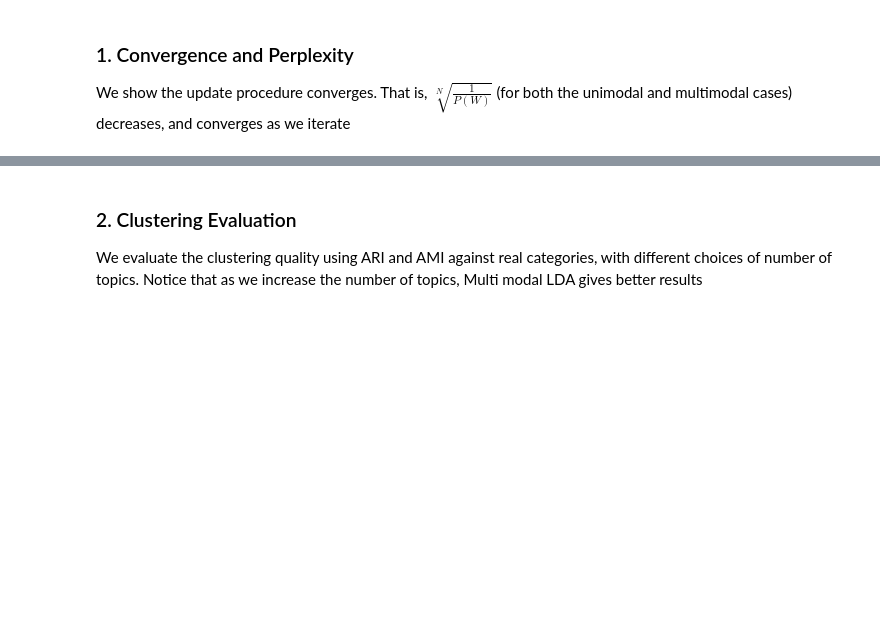
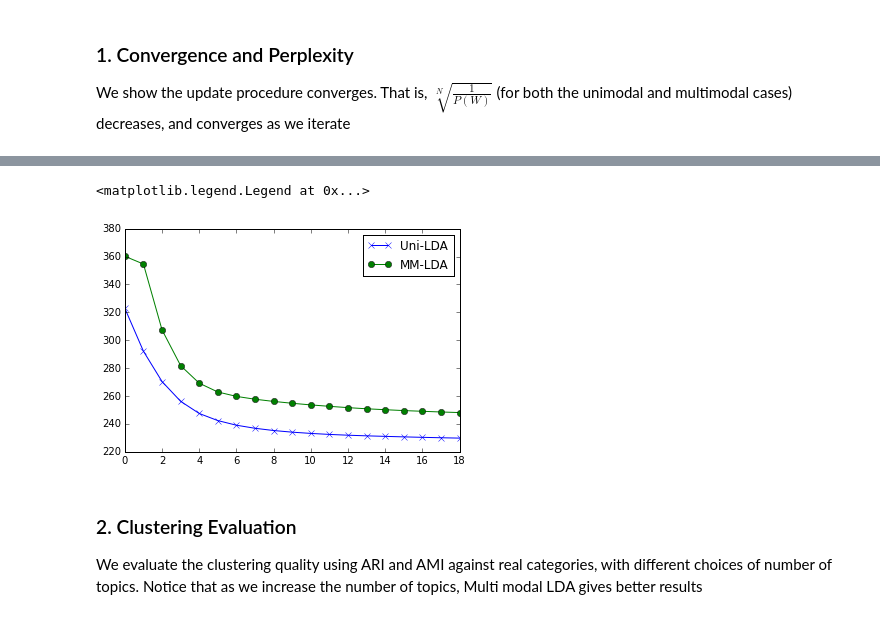
Before and after one commit to gcapan/gibbslda_548, a Jupyter notebook: mmlda/mmlda.ipynb, the cells around one changed output, grey strips where cells are left out. Drawn from its saved outputs; the diff is of its cells as text; code cells hidden in the pictures; blank space fills up the shorter version.

```diff
--- a/mmlda/mmlda.ipynb
+++ b/mmlda/mmlda.ipynb
@@ -146,7 +69,7 @@ Multimodal Adj MI:  0.150255687452
 We show the update procedure converges. That is, $\sqrt[N]{\frac{1}{P(W)}}$ (for both the unimodal and multimodal cases) decreases, and converges as we iterate
 # %%
 lda = LDA(K=30, n_jobs=8, nr_em_epochs=20)
-mm_perp, b, g, e = lda.fit(dt, f)
+mm_perp, b_mm, g_mm, e_mm = lda.fit(dt, f)
 
 lda = LDA(K=10, n_jobs=8, nr_em_epochs=20)
-uni_perp, b, g = lda.fit(dt)
+uni_perp, b_uni, g_uni = lda.fit(dt)
@@ -153,3 +94,11 @@ uni_perp, b, g = lda.fit(dt)
+# %%
+x = np.arange(0, 19)
+uni, = plt.plot(x, uni_perp, "-x", label="Uni-LDA")
+mm, = plt.plot(x, mm_perp, "-o", label="MM-LDA")
+plt.legend(handles=[uni, mm])
+# %% [output]
+<matplotlib.legend.Legend at 0x...>
+[figure, added]
 # %% [markdown]
 ### 2. Clustering Evaluation
 We evaluate the clustering quality using ARI and AMI against real categories, with different choices of number of topics. Notice that as we increase the number of topics, Multi modal LDA gives better results
```
Also changed, not shown: parts of 12 cells of this notebook.
